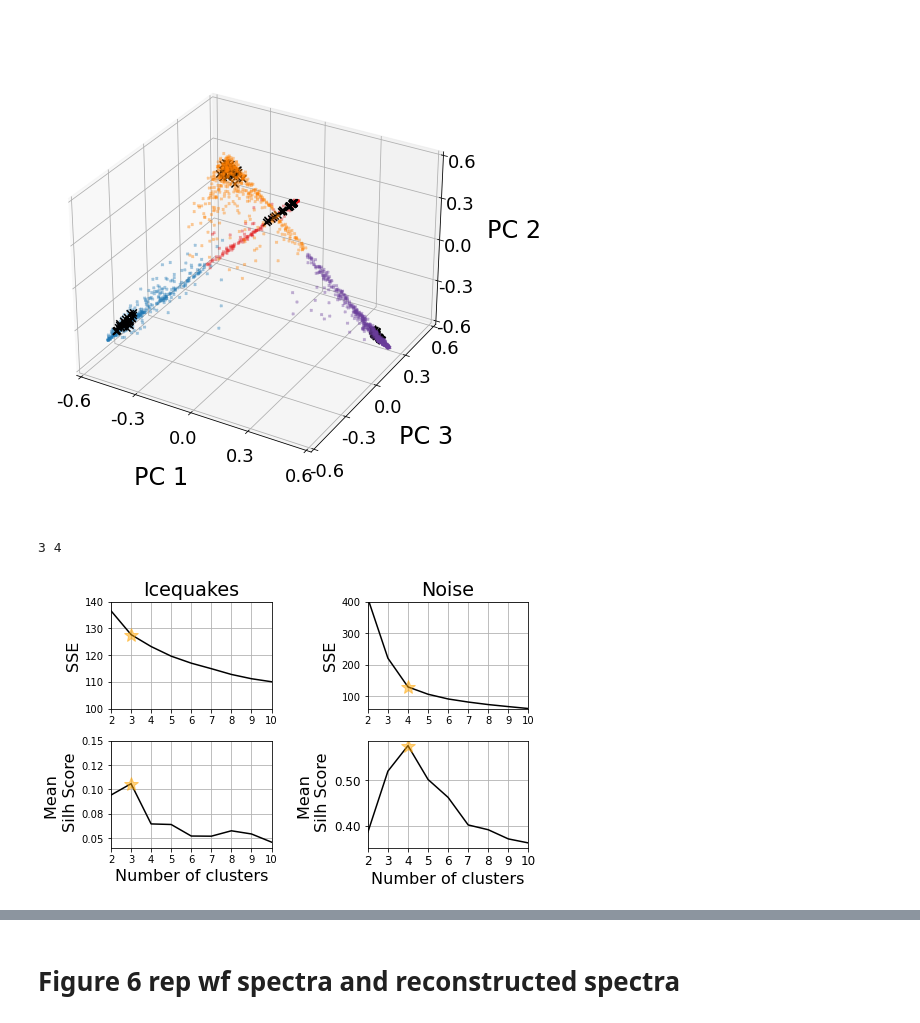
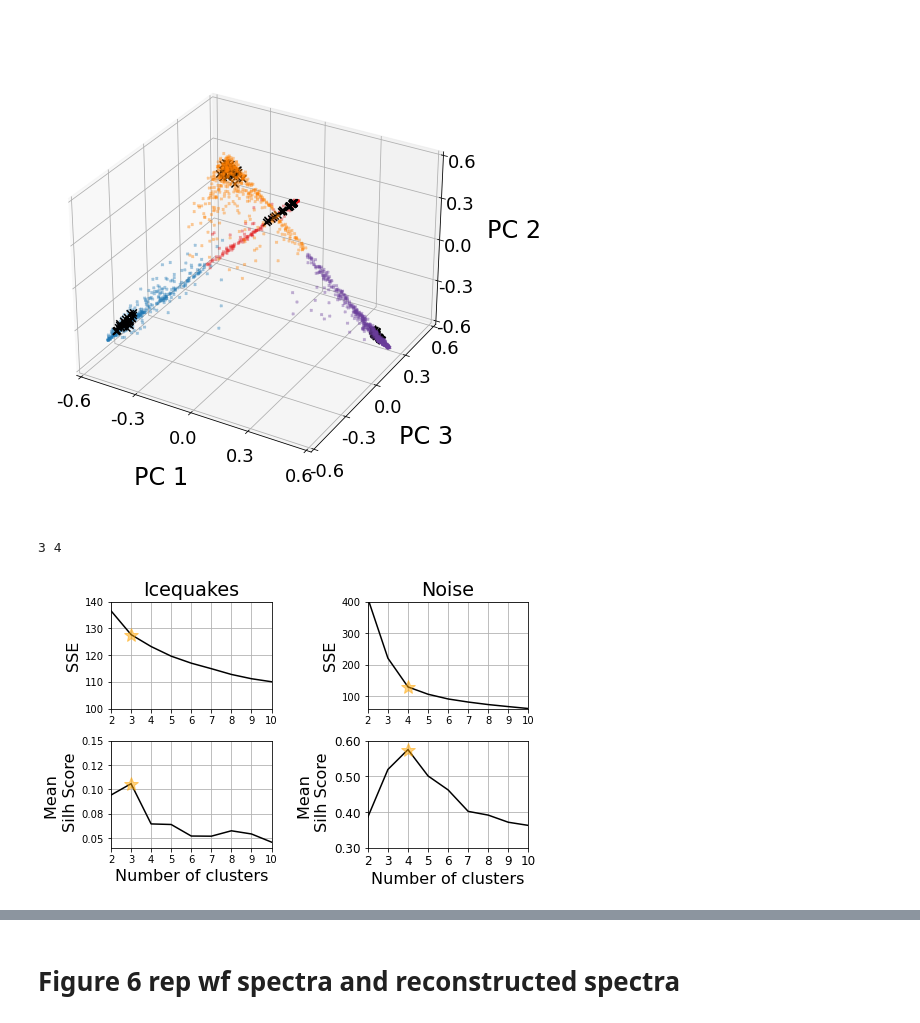
Before and after one commit to tsawi/SawiEtAl_2022, a Jupyter notebook: Events/02_src/plotFigures5_6_11_12.ipynb, the cells around one changed output, grey strips where cells are left out. Saved outputs shown, nothing was run; the diff lists cells and outputs as text; code cells hidden in the pictures.

```diff
--- a/Events/02_src/plotFigures5_6_11_12_v4.ipynb
+++ b/Events/02_src/plotFigures5_6_11_12.ipynb
@@ -643,2 +526,5 @@ pwd
+# %%
+saveCats = 1
+loadCats = 0
 # %%
 # # #### overwrite catalogs!!
@@ -677,26 +543,27 @@ sseN.npy
 # %%
-Kopt = 3
-KoptN = 4
+if loadCats:
+    Kopt = 3
+    KoptN = 4
 
-## # # we prefer to read the catalogs originally created  ....
-cat00 = pd.read_csv(f'../01_input/data/interim/{key}_icequakes_k{Kopt}.csv')
-cat00N = pd.read_csv(f'../01_input/data/interim/{keyN}_noise_k{KoptN}.csv')
+    ## # # we prefer to read the catalogs originally created  ....
+    cat00 = pd.read_csv(f'../01_input/data/interim/{key}_icequakes_k{Kopt}.csv')
+    cat00N = pd.read_csv(f'../01_input/data/interim/{keyN}_noise_k{KoptN}.csv')
 
-cat00['event_ID'] = [int(evv) for evv in cat00.event_ID]
-cat00N['event_ID'] = [int(evv) for evv in cat00N.event_ID]
+    cat00['event_ID'] = [int(evv) for evv in cat00.event_ID]
+    cat00N['event_ID'] = [int(evv) for evv in cat00N.event_ID]
 
-#why two the same?? not sure : /
-cat00['evID'] = [int(evv) for evv in cat00.evID]
+    #why two the same?? not sure : /
+    cat00['evID'] = [int(evv) for evv in cat00.evID]
 
 
 
-maxSilScoreN = np.load(f'../01_input/data/interim/maxSilScoreN.npy')
-avgSilsN     = np.load(f'../01_input/data/interim/avgSilsN.npy')
-sseN         = np.load(f'../01_input/data/interim/sseN.npy')
+    maxSilScoreN = np.load(f'../01_input/data/interim/maxSilScoreN.npy')
+    avgSilsN     = np.load(f'../01_input/data/interim/avgSilsN.npy')
+    sseN         = np.load(f'../01_input/data/interim/sseN.npy')
 
-maxSilScore = np.load(f'../01_input/data/interim/maxSilScore.npy')
-avgSils     = np.load(f'../01_input/data/interim/avgSils.npy')
-sse         = np.load(f'../01_input/data/interim/sse.npy')
+    maxSilScore = np.load(f'../01_input/data/interim/maxSilScore.npy')
+    avgSils     = np.load(f'../01_input/data/interim/avgSils.npy')
+    sse         = np.load(f'../01_input/data/interim/sse.npy')
 # %%
 for k in range(1,Kopt+1):
     print(f'len cluster {k}:')
@@ -888,32 +732,32 @@ ax.tick_params(axis='both', which='major', labelsize=10)
 
 
 ### Plot silh Scores
 ax = fig.add_subplot(223)
 figureFunctions2.plotSilhScore(Kopt, avgSils, range_n_clusters_all,starSize=15,ax=ax)
 ax.set_ylabel('Mean \n Silh Score')
 ax.set_xlim(2,10)
 ax.set_ylim(.04,.15)
 ax.tick_params(axis='both', which='major', labelsize=10)
 ax.yaxis.set_major_formatter(FormatStrFormatter('%.2f'))
 
 
 ax = fig.add_subplot(224)
 figureFunctions2.plotSilhScore(KoptN, avgSilsN, range_n_clusters_all,starSize=15,ax=ax)
 ax.set_ylabel('Mean \n Silh Score')
 ax.set_xlim(2,10)
-# ax.set_ylim(.55,.65)
+ax.set_ylim(.3,.6)
 ax.tick_params(axis='both', which='major', labelsize=12)
 ax.yaxis.set_major_formatter(FormatStrFormatter('%.2f'))
 
 
 plt.savefig(pathFig + 'Figure_5_silhScore.png', dpi=300)
 
 plt.subplots_adjust(wspace=.6,hspace=0.3)
 
 
 
 
 plt.savefig(pathFig + 'stats2.png', dpi=300,bbox_inches='tight')
 # %% [output]
 3 4
-[figure, old version]
+[figure, new version]
```
Also changed, not shown: parts of 68 cells of this notebook, 10 other files.
